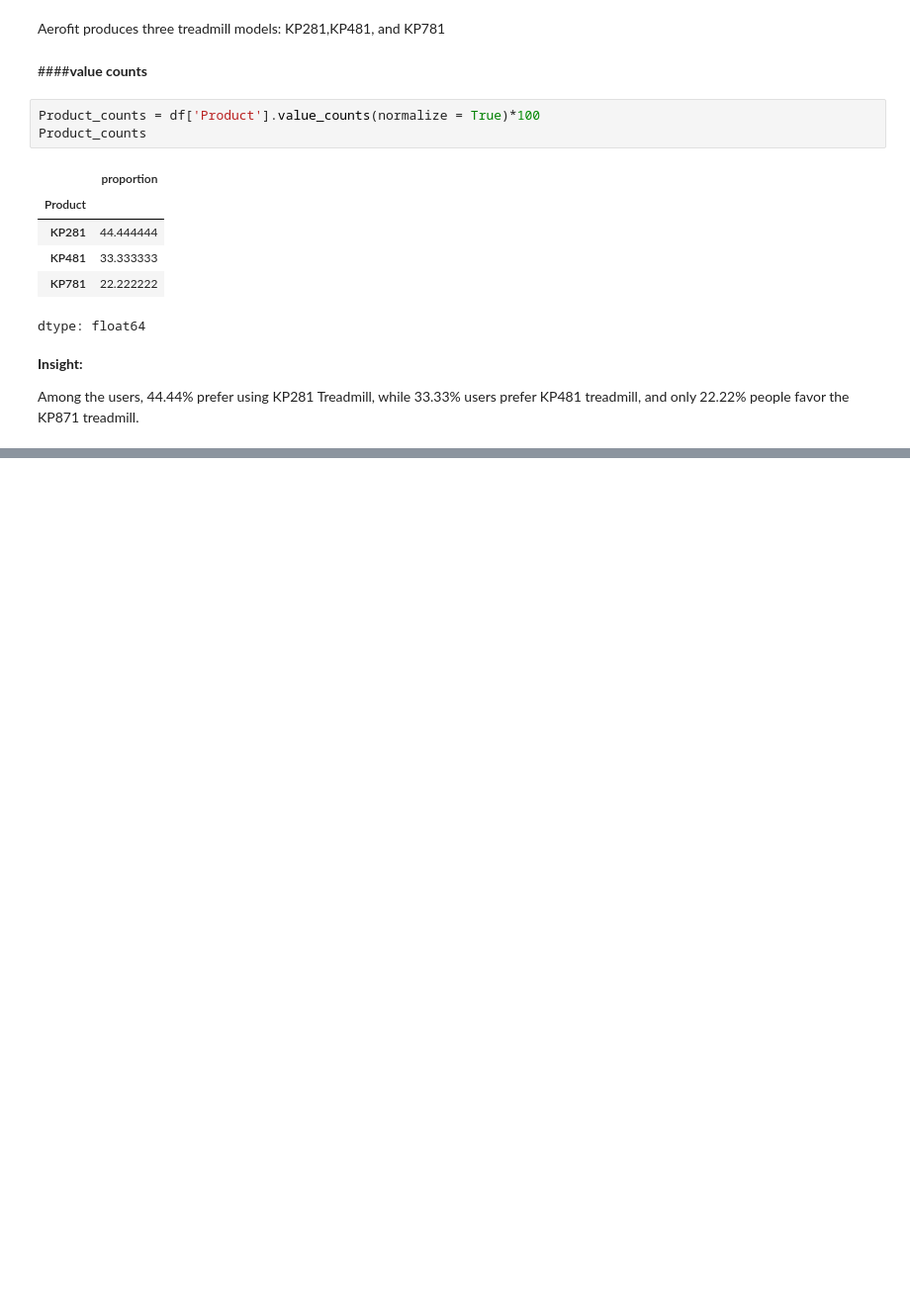
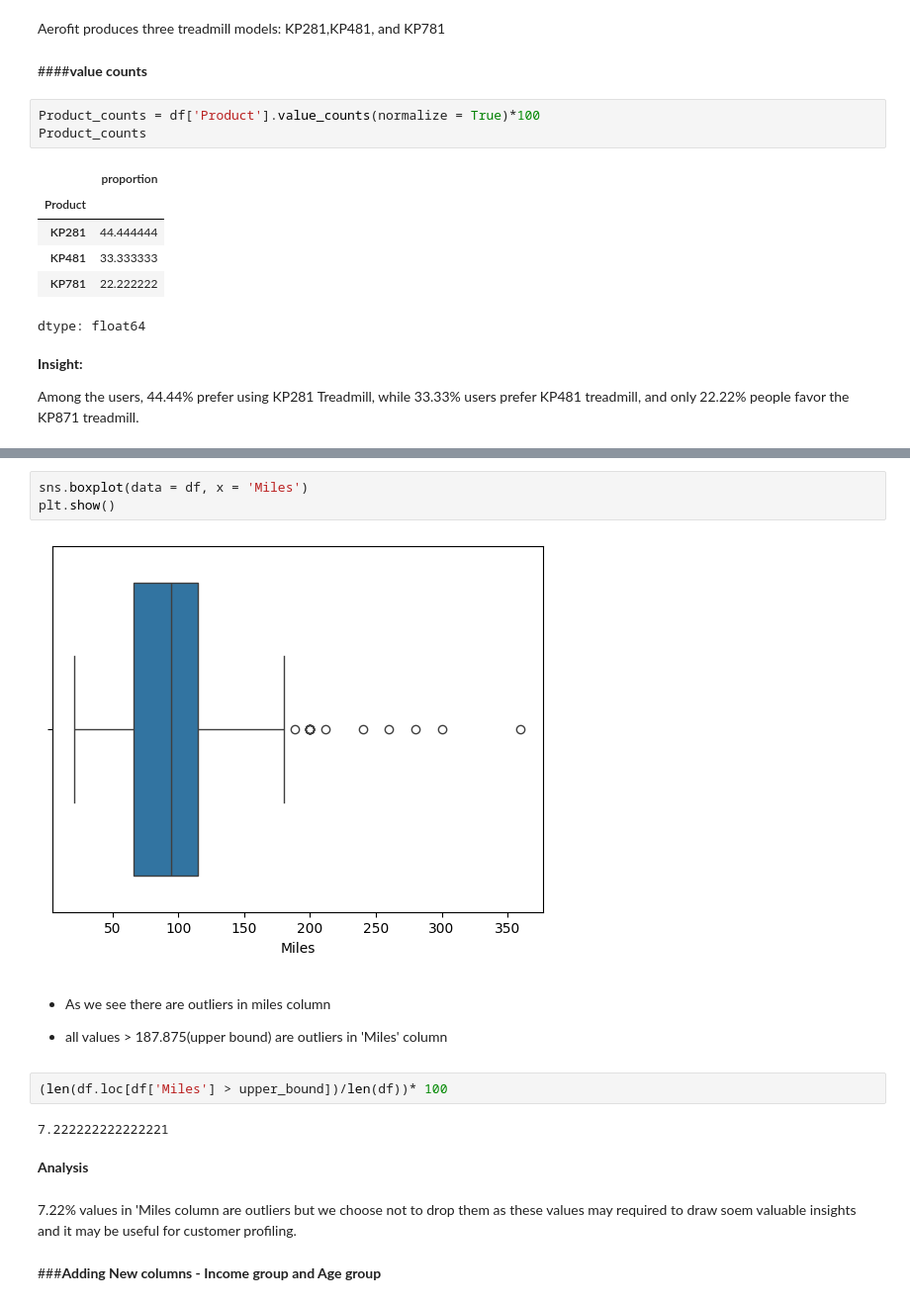
Before and after one commit to sr606/Python-Practice, a Jupyter notebook: Aerofit_Project.ipynb, the cells around one changed output, grey strips where cells are left out. Shown: that part at 99% size. Cells and saved outputs as stored; diff of their text form; blank space fills up the shorter version.

```diff
--- a/Aerofit_Project.ipynb
+++ b/Aerofit_Project.ipynb
@@ -161,0 +383,21 @@ Among the users, 44.44% prefer using KP281 Treadmill, while 33.33% users prefer
+# %%
+sns.boxplot(data = df, x = 'Miles')
+plt.show()
+# %% [output]
+[figure, added]
+# %% [markdown]
+
+
+*   As we see there are outliers in miles column
+
+*  all values > 187.875(upper bound) are outliers in 'Miles' column
+# %%
+(len(df.loc[df['Miles'] > upper_bound])/len(df))* 100
+# %% [output]
+7.222222222222221
+# %% [markdown]
+**Analysis**
+# %% [markdown]
+7.22% values in 'Miles column are outliers but we choose not to drop them as these values may required to draw soem valuable insights and it may be useful for customer profiling.
+# %% [markdown]
+###**Adding New columns - Income group and Age group**
```
Also changed, not shown: parts of 62 cells of this notebook.
